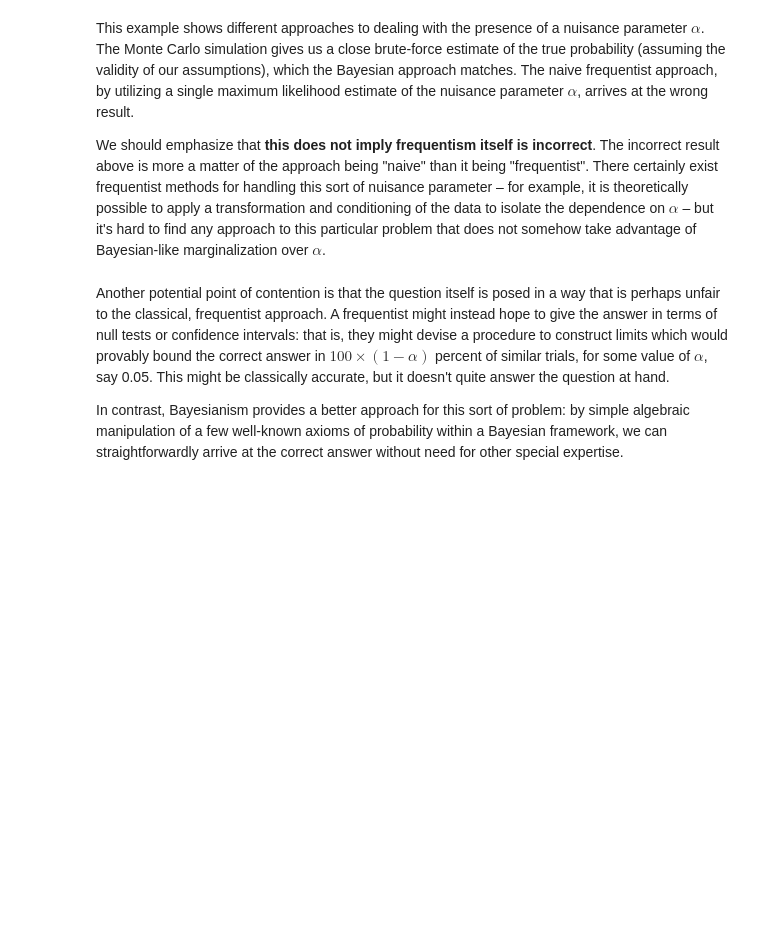
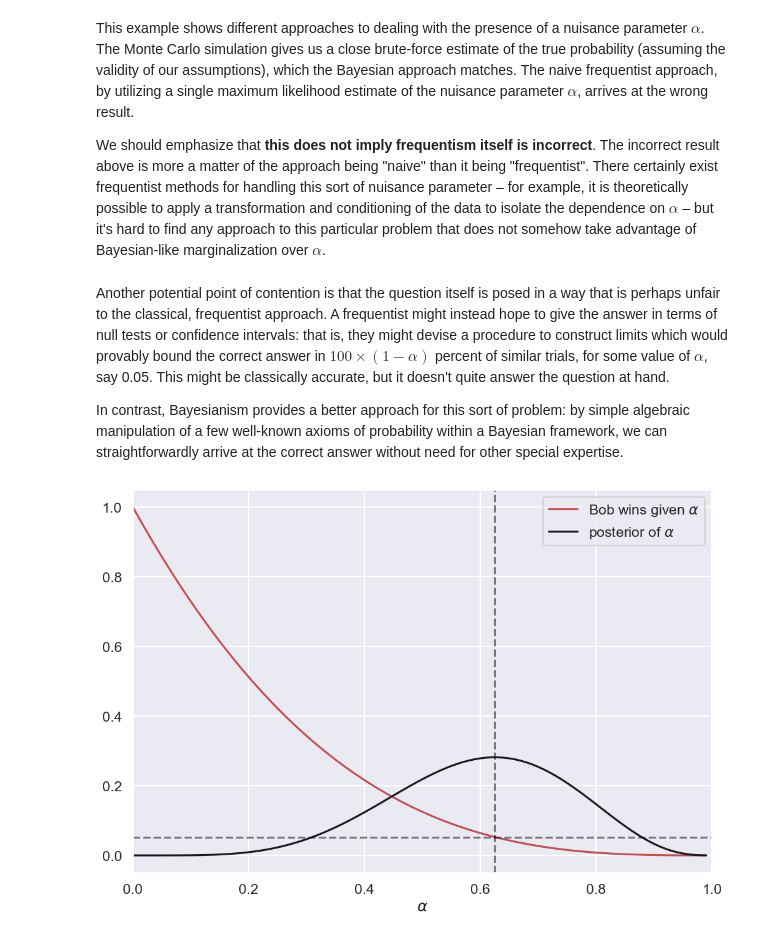
Before and after one commit to buqeye/LearningFromData, a Jupyter notebook: LectureNotes/_build/jupyter_execute/notebooks/Why_Bayes_is_better/bayes_billiard.ipynb, the cells around one changed output. Drawn from its saved outputs; the diff is of its cells as text; code cells hidden in the pictures; blank space fills up the shorter version.

```diff
--- a/LectureNotes/_build/jupyter_execute/notebooks/Why_Bayes_is_better/bayes_billiard.ipynb
+++ b/LectureNotes/_build/jupyter_execute/notebooks/Why_Bayes_is_better/bayes_billiard.ipynb
@@ -233,3 +233,19 @@ We should emphasize that **this does not imply frequentism itself is incorrect**
 Another potential point of contention is that the question itself is posed in a way that is perhaps unfair to the classical, frequentist approach. A frequentist might instead hope to give the answer in terms of null tests or confidence intervals: that is, they might devise a procedure to construct limits which would provably bound the correct answer in $100\times(1 - \alpha)$ percent of similar trials, for some value of $\alpha$, say 0.05. This might be classically accurate, but it doesn't quite answer the question at hand.
 
 In contrast, Bayesianism provides a better approach for this sort of problem: by simple algebraic manipulation of a few well-known axioms of probability within a Bayesian framework, we can straightforwardly arrive at the correct answer without need for other special expertise.
+# %%
+from math import comb
+alphas = np.arange(0,1,.01)
+alphahat = 5/8
+
+fig, ax = plt.subplots(1, 1, figsize=(12, 8))
+ax.plot(alphas, (1-alphas)**3, '-r', label=r'Bob wins given $\alpha$')
+ax.plot(alphas, comb(8, 5) * alphas**5 * (1-alphas)**3, '-k', label=r'posterior of $\alpha$')
+#ax.plot(alphas, comb(8, 5) * alphas**5 * (1-alphas)**6, '-b', label=r'product')
+ax.axvline(alphahat, color='black', ls='--', alpha=0.5)
+ax.axhline((1-alphahat)**3, color='black', ls='--', alpha=0.5)
+ax.set_xlabel(r'$\alpha$')
+ax.set_xlim(0, 1)
+ax.legend();
+# %% [output]
+[figure, added]
```
Also changed, not shown: parts of 1 cell of this notebook, 39 other files.
